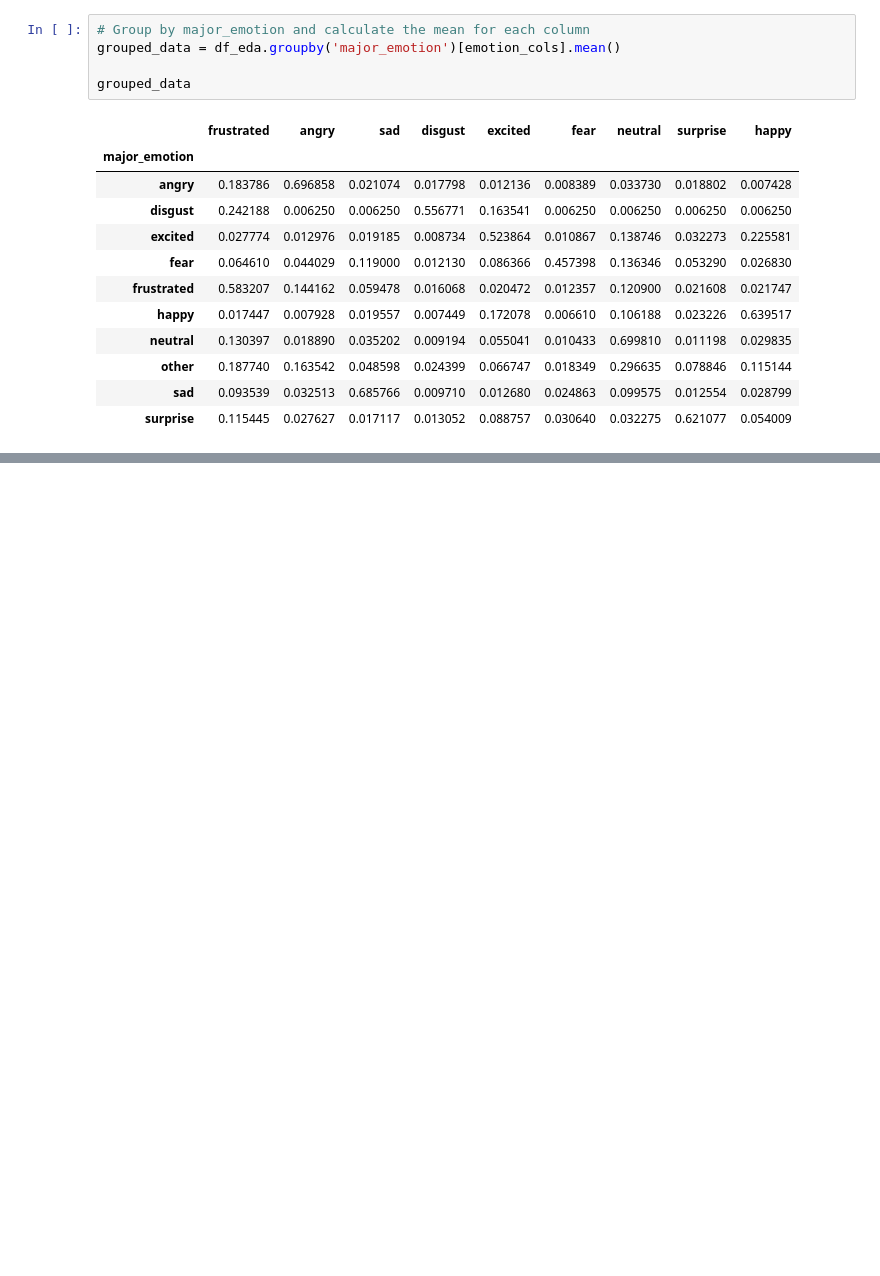
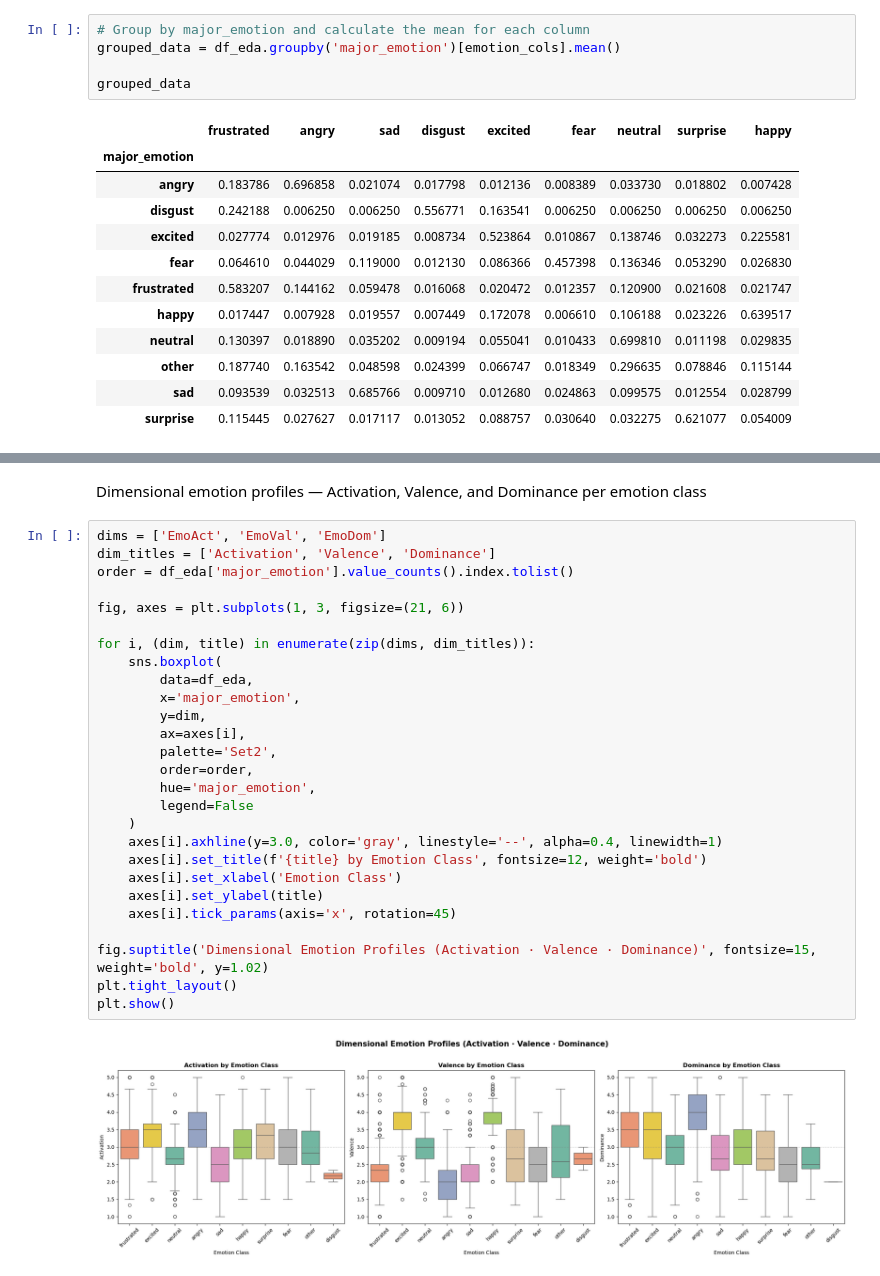
Before and after one commit to almahova/iemocap-proj, a Jupyter notebook: notebooks/iemocap-analysis.ipynb, the cells around one changed output, grey strips where cells are left out. Saved outputs shown, nothing was run; the diff lists cells and outputs as text; blank space fills up the shorter version.

```diff
--- a/notebooks/iemocap-analysis.ipynb
+++ b/notebooks/iemocap-analysis.ipynb
@@ -367,0 +428,31 @@ plt.show()
+# %% [markdown]
+Dimensional emotion profiles — Activation, Valence, and Dominance per emotion class
+# %%
+dims = ['EmoAct', 'EmoVal', 'EmoDom']
+dim_titles = ['Activation', 'Valence', 'Dominance']
+order = df_eda['major_emotion'].value_counts().index.tolist()
+
+fig, axes = plt.subplots(1, 3, figsize=(21, 6))
+
+for i, (dim, title) in enumerate(zip(dims, dim_titles)):
+    sns.boxplot(
+        data=df_eda,
+        x='major_emotion',
+        y=dim,
+        ax=axes[i],
+        palette='Set2',
+        order=order,
+        hue='major_emotion',
+        legend=False
+    )
+    axes[i].axhline(y=3.0, color='gray', linestyle='--', alpha=0.4, linewidth=1)
+    axes[i].set_title(f'{title} by Emotion Class', fontsize=12, weight='bold')
+    axes[i].set_xlabel('Emotion Class')
+    axes[i].set_ylabel(title)
+    axes[i].tick_params(axis='x', rotation=45)
+
+fig.suptitle('Dimensional Emotion Profiles (Activation · Valence · Dominance)', fontsize=15, weight='bold', y=1.02)
+plt.tight_layout()
+plt.show()
+# %% [output]
+[figure, added]
```
Also changed, not shown: parts of 29 cells of this notebook.
